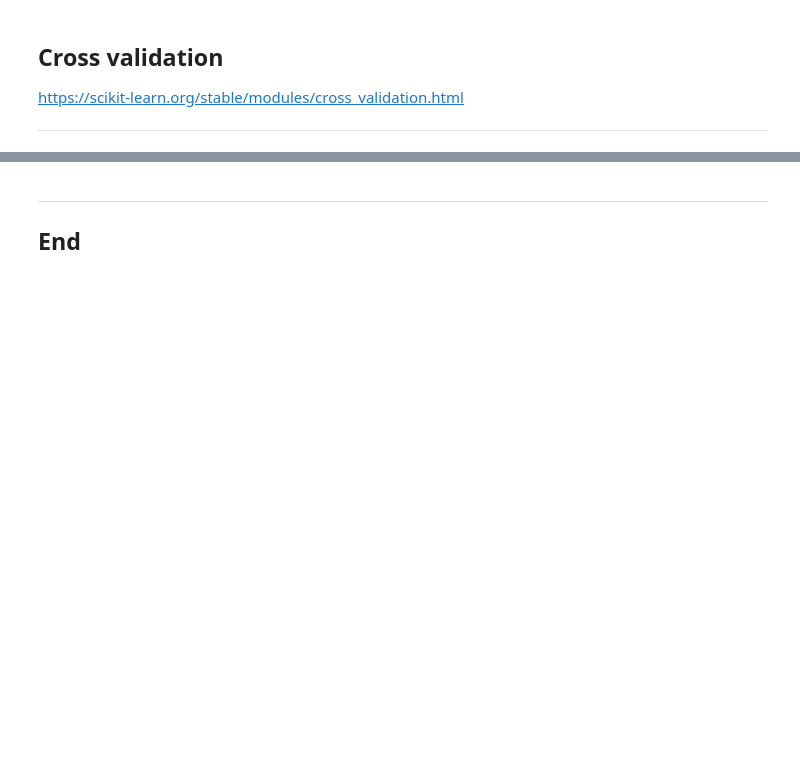
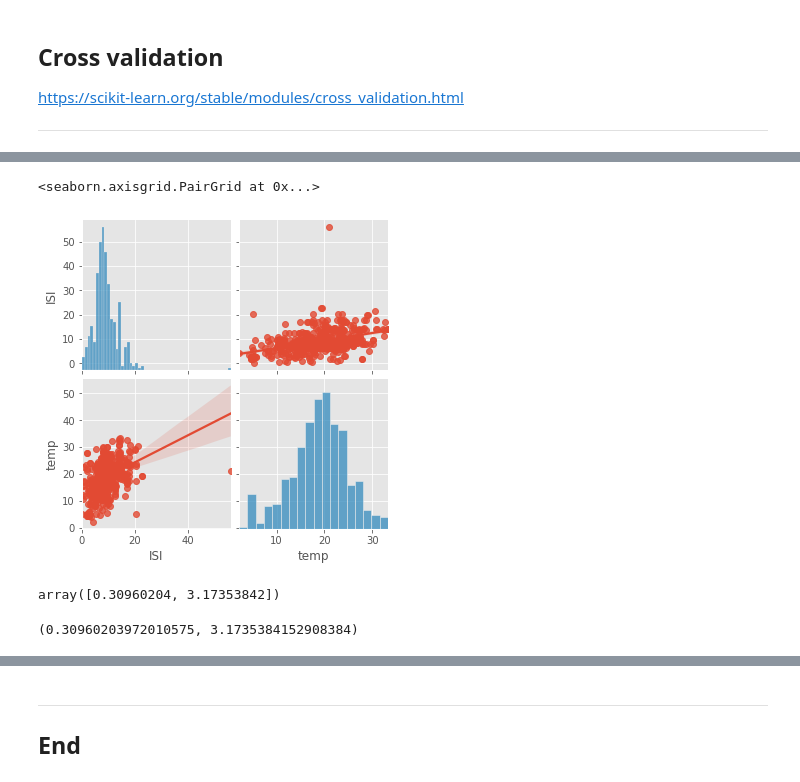
Before and after one commit to kacpergrzenda/Emerging-Technologies, a Jupyter notebook: scikit-learn.ipynb, the cells around one changed output, grey strips where cells are left out. Saved outputs shown, nothing was run; the diff lists cells and outputs as text; code cells hidden in the pictures; blank space fills up the shorter version.

Commit message:
Regression Analysis on Forest Fire Data Set

```diff
--- a/scikit-learn.ipynb
+++ b/scikit-learn.ipynb
@@ -491,0 +723,9 @@ print(f"Mean: {scores.mean()} \t Standard Deviation: {scores.std()}")
+# %%
+# Plots styles.
+plt.style.use('ggplot')
+
+# Plot size.
+plt.rcParams['figure.figsize'] = (12, 8)
+# %%
+# Load the Forest Fire data set from a URL.
+fires = pd.read_csv("https://archive.ics.uci.edu/ml/machine-learning-databases/forest-fires/forestfires.csv")
@@ -491,0 +749,20 @@ print(f"Mean: {scores.mean()} \t Standard Deviation: {scores.std()}")
+# %%
+# Extract 2 columns 'ISI','temp' for pure and better showing
+fires_df = fires[['ISI','temp']]
+# %%
+sns.pairplot(fires_df, kind="reg")
+# %% [output]
+<seaborn.axisgrid.PairGrid at 0x...>
+[figure, added]
+# %%
+# Do regression on the temp and ISI arrays using numpy.
+np.polyfit(fires_df['temp'], fires_df['ISI'], 1)
+# %% [output]
+array([0.30960204, 3.17353842])
+# %%
+# Create variables with those values.
+m_1, c = np.polyfit(fires_df['temp'], fires_df['ISI'], 1)
+# Have a look at m and c.
+m, c
+# %% [output]
+(0.30960203972010575, 3.1735384152908384)
```
Also changed, not shown: parts of 65 cells of this notebook, 2 other files.
